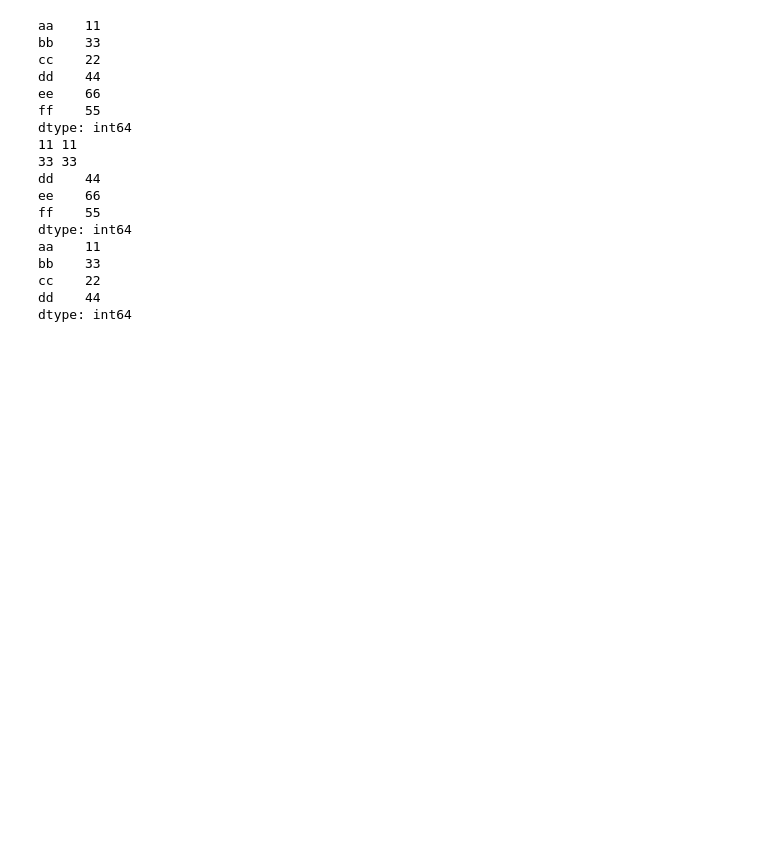
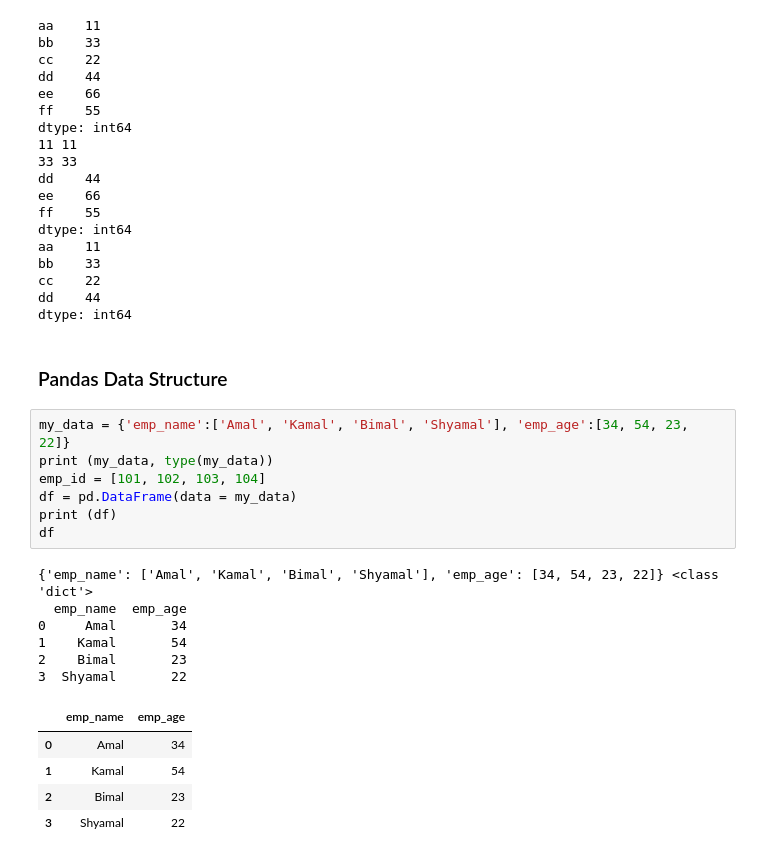
Before and after one commit to toarnabtrainer/AEC_ML_Batch-2, a Jupyter notebook: Pandas.ipynb, the cells around one changed output. Saved outputs shown, nothing was run; the diff lists cells and outputs as text; blank space fills up the shorter version.

Commit message:
Day-3: Pandas ClassWork

```diff
--- a/Pandas.ipynb
+++ b/Pandas.ipynb
@@ -297,3 +297,24 @@ bb    33
 cc    22
 dd    44
 dtype: int64
+# %% [markdown]
+### Pandas Data Structure
+# %%
+my_data = {'emp_name':['Amal', 'Kamal', 'Bimal', 'Shyamal'], 'emp_age':[34, 54, 23, 22]}
+print (my_data, type(my_data))
+emp_id = [101, 102, 103, 104]
+df = pd.DataFrame(data = my_data)
+print (df)
+df
+# %% [output]
+{'emp_name': ['Amal', 'Kamal', 'Bimal', 'Shyamal'], 'emp_age': [34, 54, 23, 22]} <class 'dict'>
+  emp_name  emp_age
+0     Amal       34
+1    Kamal       54
+2    Bimal       23
+3  Shyamal       22
+|  | emp_name | emp_age |
+| 0 | Amal | 34 |
+| 1 | Kamal | 54 |
+| 2 | Bimal | 23 |
+| 3 | Shyamal | 22 |
```
Also changed, not shown: parts of 13 cells of this notebook.
